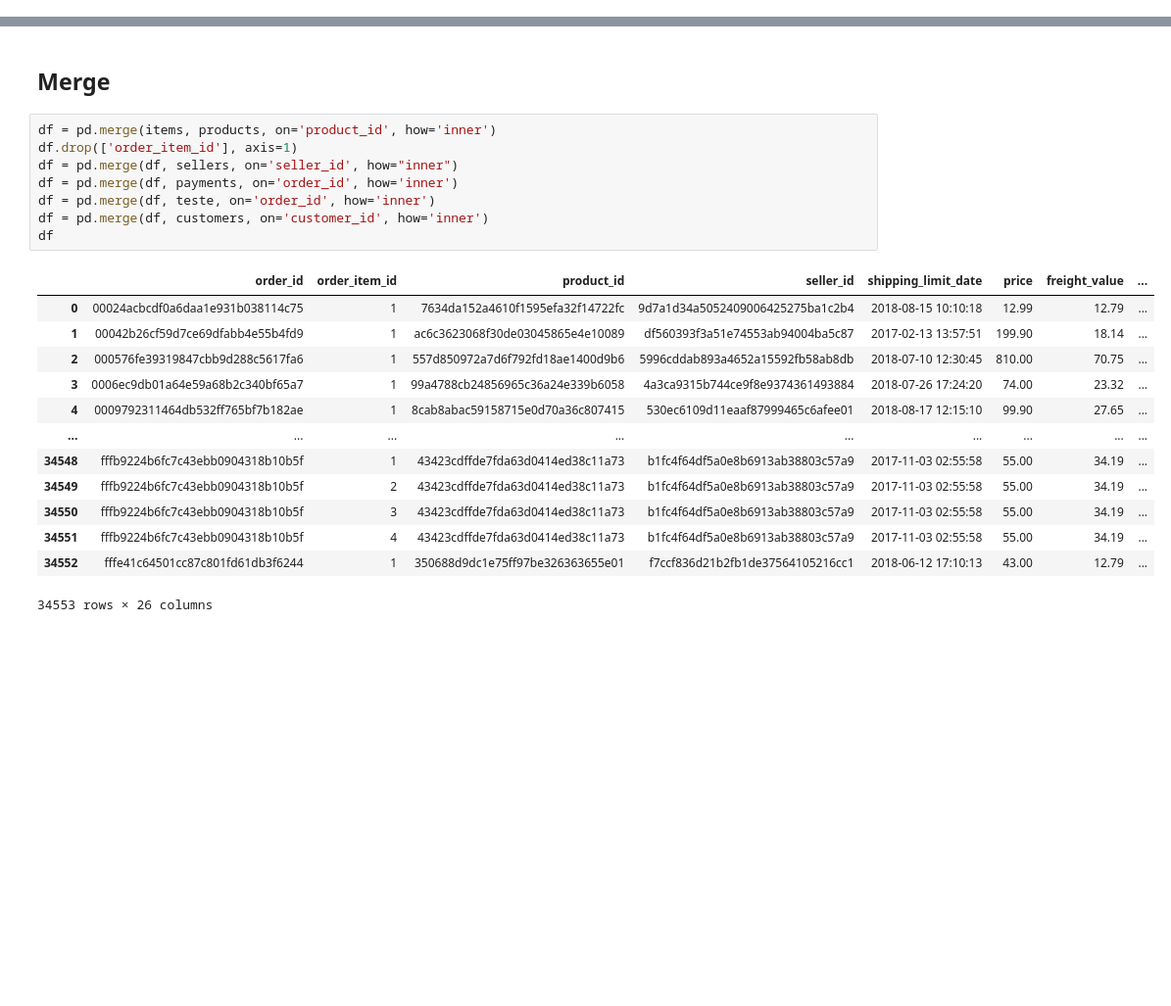
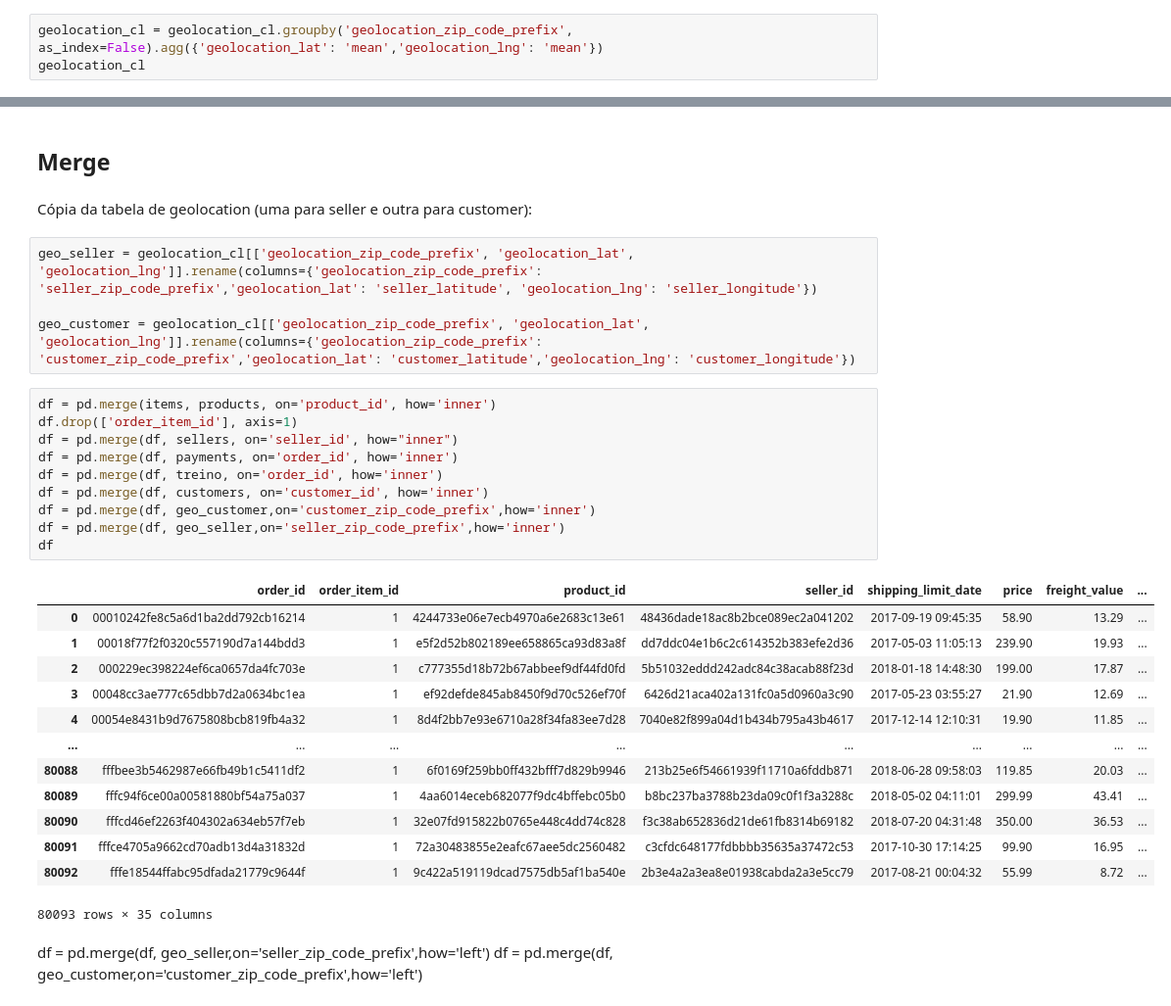
Before and after one commit to pedropalugan/NaBox, a Jupyter notebook: NaBox-Notebook.ipynb, the cells around one changed output, grey strips where cells are left out. Shown at 98% size. Drawn from its saved outputs; the diff is of its cells as text; blank space fills up the shorter version.

```diff
--- a/NaBox-Notebook.ipynb
+++ b/NaBox-Notebook.ipynb
@@ -160,3 +160,6 @@ geolocation_cl
 | 738330 | 99950 | -28.068639 | -52.010705 | tapejara | RS |
 | 738331 | 99980 | -28.388932 | -51.846871 | david canabarro | RS |
 738332 rows × 5 columns
+# %%
+geolocation_cl = geolocation_cl.groupby('geolocation_zip_code_prefix', as_index=False).agg({'geolocation_lat': 'mean','geolocation_lng': 'mean'})
+geolocation_cl
@@ -342,28 +359,39 @@ Duplicadas
 |  | seller_id | seller_zip_code_prefix | seller_city | seller_state |
 # %% [markdown]
 ## Merge
+# %% [markdown]
+Cópia da tabela de geolocation (uma para seller e outra para customer):
+# %%
+geo_seller = geolocation_cl[['geolocation_zip_code_prefix', 'geolocation_lat', 'geolocation_lng']].rename(columns={'geolocation_zip_code_prefix': 'seller_zip_code_prefix','geolocation_lat': 'seller_latitude', 'geolocation_lng': 'seller_longitude'})
+
+geo_customer = geolocation_cl[['geolocation_zip_code_prefix', 'geolocation_lat', 'geolocation_lng']].rename(columns={'geolocation_zip_code_prefix': 'customer_zip_code_prefix','geolocation_lat': 'customer_latitude','geolocation_lng': 'customer_longitude'})
 # %%
 df = pd.merge(items, products, on='product_id', how='inner')
 df.drop(['order_item_id'], axis=1)
 df = pd.merge(df, sellers, on='seller_id', how="inner")
 df = pd.merge(df, payments, on='order_id', how='inner')
-df = pd.merge(df, teste, on='order_id', how='inner')
+df = pd.merge(df, treino, on='order_id', how='inner')
 df = pd.merge(df, customers, on='customer_id', how='inner')
+df = pd.merge(df, geo_customer,on='customer_zip_code_prefix',how='inner')
+df = pd.merge(df, geo_seller,on='seller_zip_code_prefix',how='inner')
 df
 # %% [output]
 |  | order_id | order_item_id | product_id | seller_id | shipping_limit_date | price | freight_value | ... |
-| 0 | 00024acbcdf0a6daa1e931b038114c75 | 1 | 7634da152a4610f1595efa32f14722fc | 9d7a1d34a5052409006425275ba1c2b4 | 2018-08-15 10:10:18 | 12.99 | 12.79 | ... |
-| 1 | 00042b26cf59d7ce69dfabb4e55b4fd9 | 1 | ac6c3623068f30de03045865e4e10089 | df560393f3a51e74553ab94004ba5c87 | 2017-02-13 13:57:51 | 199.90 | 18.14 | ... |
-| 2 | 000576fe39319847cbb9d288c5617fa6 | 1 | 557d850972a7d6f792fd18ae1400d9b6 | 5996cddab893a4652a15592fb58ab8db | 2018-07-10 12:30:45 | 810.00 | 70.75 | ... |
-| 3 | 0006ec9db01a64e59a68b2c340bf65a7 | 1 | 99a4788cb24856965c36a24e339b6058 | 4a3ca9315b744ce9f8e9374361493884 | 2018-07-26 17:24:20 | 74.00 | 23.32 | ... |
-| 4 | 0009792311464db532ff765bf7b182ae | 1 | 8cab8abac59158715e0d70a36c807415 | 530ec6109d11eaaf87999465c6afee01 | 2018-08-17 12:15:10 | 99.90 | 27.65 | ... |
+| 0 | 00010242fe8c5a6d1ba2dd792cb16214 | 1 | 4244733e06e7ecb4970a6e2683c13e61 | 48436dade18ac8b2bce089ec2a041202 | 2017-09-19 09:45:35 | 58.90 | 13.29 | ... |
+| 1 | 00018f77f2f0320c557190d7a144bdd3 | 1 | e5f2d52b802189ee658865ca93d83a8f | dd7ddc04e1b6c2c614352b383efe2d36 | 2017-05-03 11:05:13 | 239.90 | 19.93 | ... |
+| 2 | 000229ec398224ef6ca0657da4fc703e | 1 | c777355d18b72b67abbeef9df44fd0fd | 5b51032eddd242adc84c38acab88f23d | 2018-01-18 14:48:30 | 199.00 | 17.87 | ... |
+| 3 | 00048cc3ae777c65dbb7d2a0634bc1ea | 1 | ef92defde845ab8450f9d70c526ef70f | 6426d21aca402a131fc0a5d0960a3c90 | 2017-05-23 03:55:27 | 21.90 | 12.69 | ... |
+| 4 | 00054e8431b9d7675808bcb819fb4a32 | 1 | 8d4f2bb7e93e6710a28f34fa83ee7d28 | 7040e82f899a04d1b434b795a43b4617 | 2017-12-14 12:10:31 | 19.90 | 11.85 | ... |
 | ... | ... | ... | ... | ... | ... | ... | ... | ... |
-| 34548 | fffb9224b6fc7c43ebb0904318b10b5f | 1 | 43423cdffde7fda63d0414ed38c11a73 | b1fc4f64df5a0e8b6913ab38803c57a9 | 2017-11-03 02:55:58 | 55.00 | 34.19 | ... |
-| 34549 | fffb9224b6fc7c43ebb0904318b10b5f | 2 | 43423cdffde7fda63d0414ed38c11a73 | b1fc4f64df5a0e8b6913ab38803c57a9 | 2017-11-03 02:55:58 | 55.00 | 34.19 | ... |
-| 34550 | fffb9224b6fc7c43ebb0904318b10b5f | 3 | 43423cdffde7fda63d0414ed38c11a73 | b1fc4f64df5a0e8b6913ab38803c57a9 | 2017-11-03 02:55:58 | 55.00 | 34.19 | ... |
-| 34551 | fffb9224b6fc7c43ebb0904318b10b5f | 4 | 43423cdffde7fda63d0414ed38c11a73 | b1fc4f64df5a0e8b6913ab38803c57a9 | 2017-11-03 02:55:58 | 55.00 | 34.19 | ... |
-| 34552 | fffe41c64501cc87c801fd61db3f6244 | 1 | 350688d9dc1e75ff97be326363655e01 | f7ccf836d21b2fb1de37564105216cc1 | 2018-06-12 17:10:13 | 43.00 | 12.79 | ... |
+| 80088 | fffbee3b5462987e66fb49b1c5411df2 | 1 | 6f0169f259bb0ff432bfff7d829b9946 | 213b25e6f54661939f11710a6fddb871 | 2018-06-28 09:58:03 | 119.85 | 20.03 | ... |
+| 80089 | fffc94f6ce00a00581880bf54a75a037 | 1 | 4aa6014eceb682077f9dc4bffebc05b0 | b8bc237ba3788b23da09c0f1f3a3288c | 2018-05-02 04:11:01 | 299.99 | 43.41 | ... |
+| 80090 | fffcd46ef2263f404302a634eb57f7eb | 1 | 32e07fd915822b0765e448c4dd74c828 | f3c38ab652836d21de61fb8314b69182 | 2018-07-20 04:31:48 | 350.00 | 36.53 | ... |
+| 80091 | fffce4705a9662cd70adb13d4a31832d | 1 | 72a30483855e2eafc67aee5dc2560482 | c3cfdc648177fdbbbb35635a37472c53 | 2017-10-30 17:14:25 | 99.90 | 16.95 | ... |
+| 80092 | fffe18544ffabc95dfada21779c9644f | 1 | 9c422a519119dcad7575db5af1ba540e | 2b3e4a2a3ea8e01938cabda2a3e5cc79 | 2017-08-21 00:04:32 | 55.99 | 8.72 | ... |
-34553 rows × 26 columns
+80093 rows × 35 columns
+# %% [markdown]
+df = pd.merge(df, geo_seller,on='seller_zip_code_prefix',how='left')
+df = pd.merge(df, geo_customer,on='customer_zip_code_prefix',how='left')
 # %%
 df.info()
 # %% [output]
```
Also changed, not shown: parts of 4 cells of this notebook, 2 other files.
